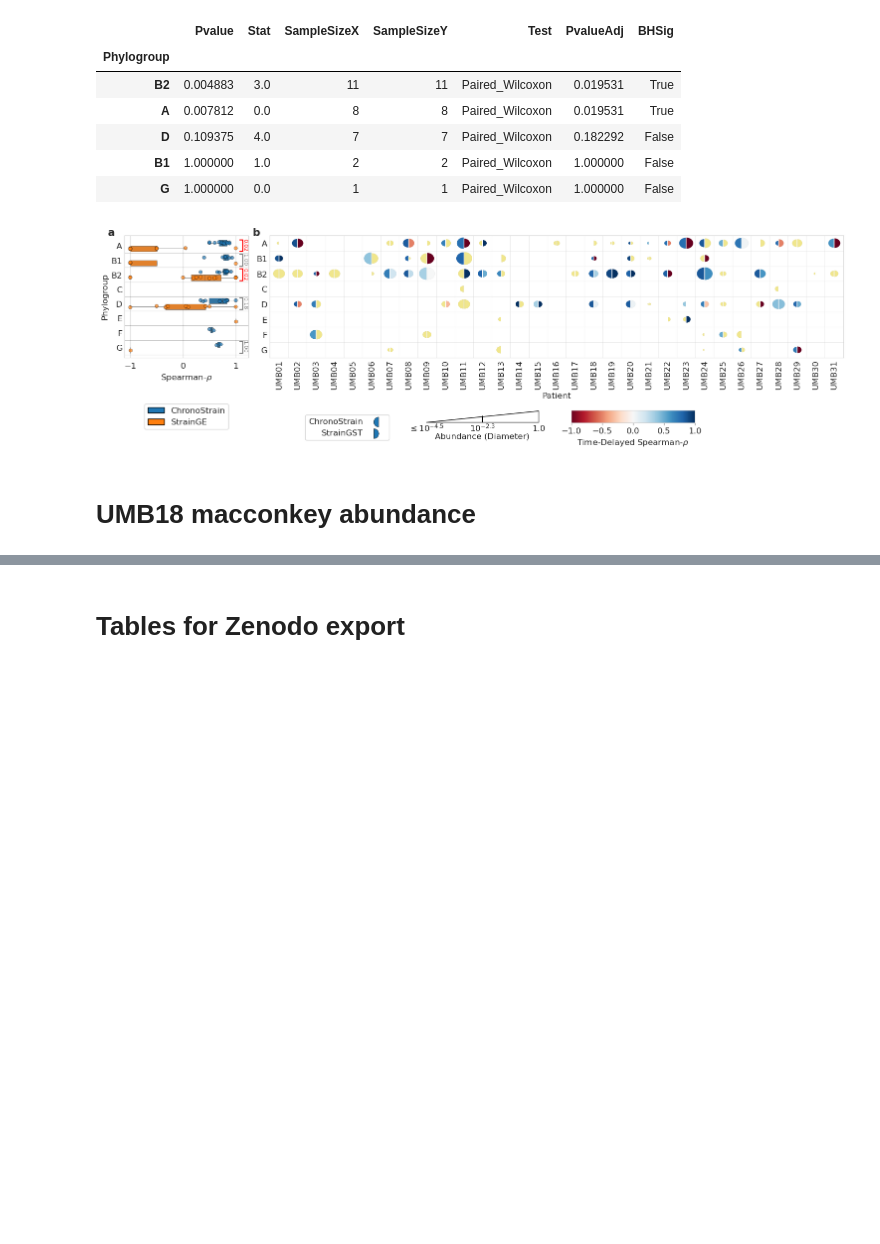
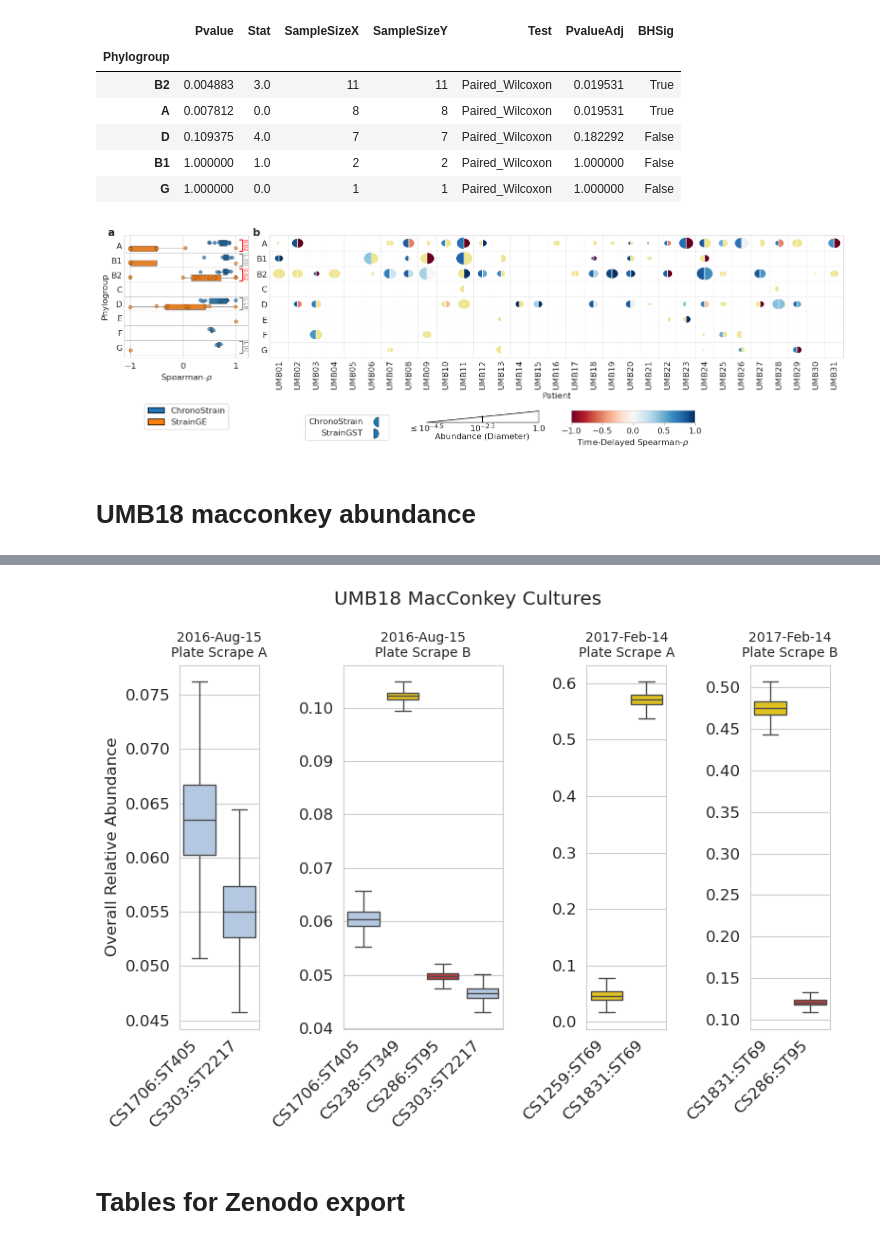
Before and after one commit to gibsonlab/chronostrain, a Jupyter notebook: examples/umb/notebooks/timeseries_plots.ipynb, the cells around one changed output, grey strips where cells are left out. Cells and saved outputs as stored; diff of their text form; code cells hidden in the pictures; blank space fills up the shorter version.

```diff
--- a/examples/umb/notebooks/timeseries_plots.ipynb
+++ b/examples/umb/notebooks/timeseries_plots.ipynb
@@ -1260,3 +1259,79 @@ plt.savefig("plots/UMB18_macconkey_abundances.pdf")
+# %%
+cluster_names = {}  # customized cluster names.
+with open(cluster_path, "rt") as f:
+    _next_cluster_number = 1
+    for line in f:
+        if line.startswith("#"):
+            continue
+        tokens = line.strip().split('\t')
+        s_rep = tokens[0]
+        cluster_names[s_rep] = f'CS{_next_cluster_number}'
+        _next_cluster_number += 1
+# %%
+culture_dfs = []
+strain_colors = {}
+for (_t, _res) in res_cache['UMB18']['plate']:
+    _df = _res.annot_df_with_lower_bound(0.05, Taxon('Escherichia', 'coli'))
+    overall_relabund = _res.overall_ra()
+    filt_relabund = _res.filt_ra()
+    df_entries = []
+    for s_idx in pd.unique(_df['StrainIdx']):
+        strain = _res.display_strains[s_idx]
+        ra_samples = overall_relabund[0, :, s_idx]
+        filt_ra_samples = filt_relabund[0, :, s_idx]
+        for i, (abund, filt_abund) in enumerate(zip(ra_samples, filt_ra_samples)):
+            mlst_label = mlst_df.loc[mlst_df['StrainId'] == strain.id, 'MLST'].head(1).item()
+            strain_name = '{}:{}'.format(cluster_names[strain.id], mlst_label)
+            strain_colors[strain_name] = phylo_colors[strain.phylogroup]
+
+            df_entries.append({
+                'Strain': strain_name,
+                'SampleIdx': i,
+                'OverallAbund': abund,
+                'FilterAbund': filt_abund
+            })
+    culture_dfs.append((_t, pd.DataFrame(df_entries)))
+    del df_entries
+
+fig, axes = plt.subplots(
+    1, 4,
+    figsize=(8, 6),
+    gridspec_kw={
+        'width_ratios': [len(pd.unique(df['Strain'])) for _, df in culture_dfs]
+    }
+)
+for (_t, culture_df), ax, plate_id in zip(culture_dfs, axes, ['A', 'B', 'A', 'B']):
+    strain_order = sorted(pd.unique(culture_df['Strain']))
+    sb.boxplot(
+        culture_df,
+        x='Strain', hue='Strain', order=strain_order,
+        y='OverallAbund',
+        ax=ax,
+        palette=strain_colors,
+        showfliers=False
+    )
+    ax.set_xticks(strain_order)
+    ax.set_xticklabels(strain_order, rotation=45, ha="right")
+    ax.set_xlabel(None)
+    ax.set_ylabel(None)
+
+    date_obj = umb_dates_df.loc[
+        (umb_dates_df['Patient'] == 'UMB18')
+        & (umb_dates_df['T'] == _t),
+        'Date'
+    ].head(1).item()
+    date_str = date_obj.strftime("%Y-%b-%d")
+    ax.set_title(f"{date_str}\nPlate Scrape {plate_id}", size=10)
+
+axes[0].set_ylabel("Overall Relative Abundance")
+
+
+fig.suptitle(f"UMB18 MacConkey Cultures")
+fig.tight_layout()
+
+plt.savefig("plots/UMB18_macconkey_abundances.pdf")
+# %% [output]
+[figure, added]
 # %% [markdown]
 # Tables for Zenodo export
 # %%
```
Also changed, not shown: parts of 8 cells of this notebook, 7 other files.
